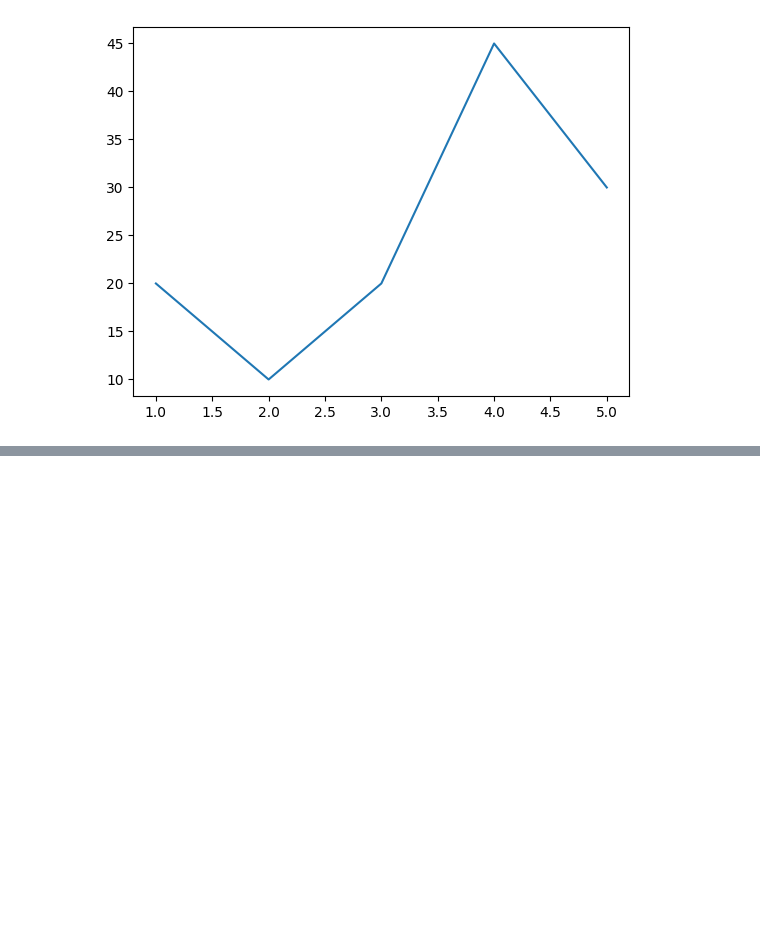
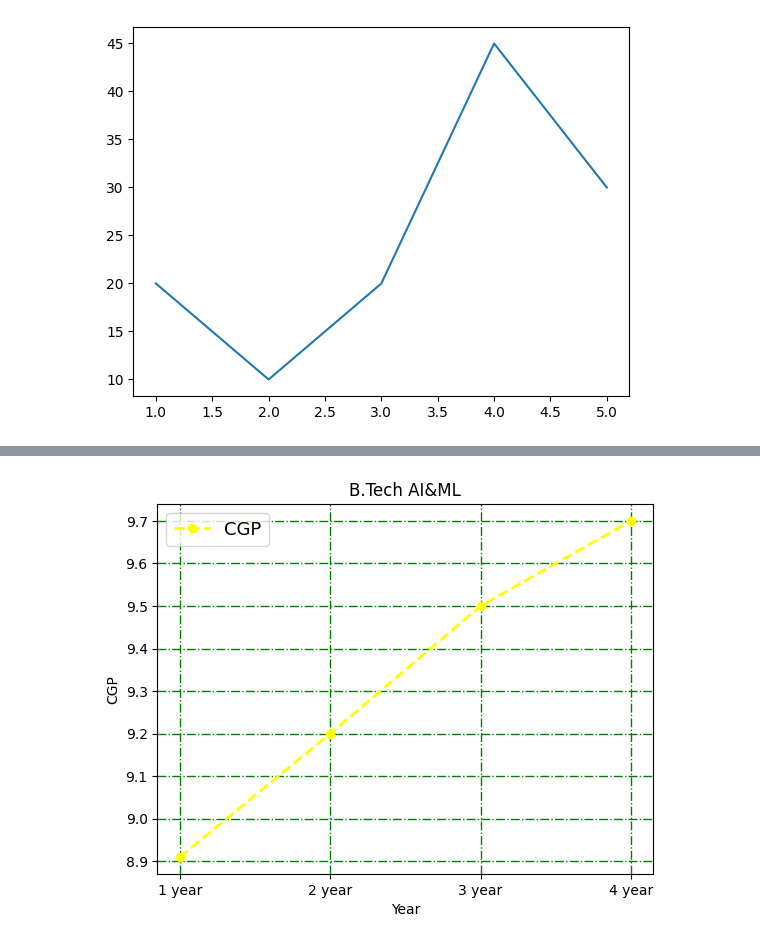
Before and after one commit to chandrahashkumar/OOP, a Jupyter notebook: Matplotlib/01.ipynb, the cells around one changed output, grey strips where cells are left out. Cells and saved outputs as stored; diff of their text form; code cells hidden in the pictures; blank space fills up the shorter version.

```diff
--- a/Matplotlib/01.ipynb
+++ b/Matplotlib/01.ipynb
@@ -8,0 +38,13 @@ plt.show()
+# %%
+years =[1,2,3,4]
+cgp = [8.91,9.2,9.5,9.7]
+plt.plot(years,cgp,color ='yellow',linestyle="--",linewidth =2,label ="CGP",marker ='o')
+plt.xlabel("Year")
+plt.ylabel("CGP")
+plt.title("B.Tech AI&ML")
+plt.grid(color ='green',linestyle ='-.',linewidth =1)
+plt.legend(loc ='upper left',fontsize =13)
+plt.xticks([1,2,3,4],['1 year','2 year','3 year','4 year'])
+plt.show()
+# %% [output]
+[figure, added]
```
Also changed, not shown: parts of 8 cells of this notebook.
